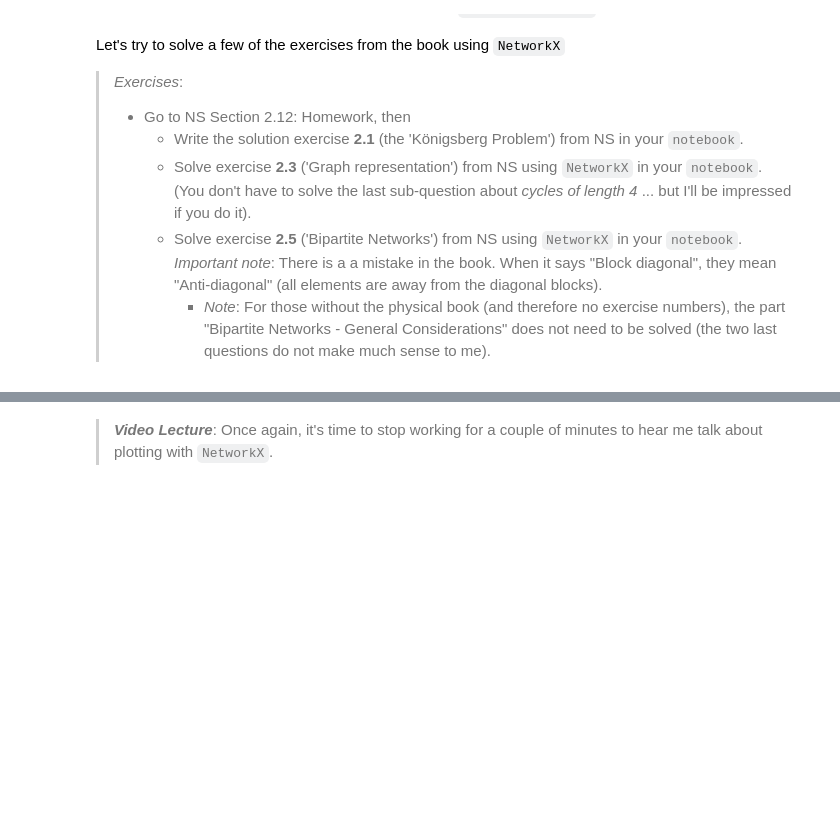
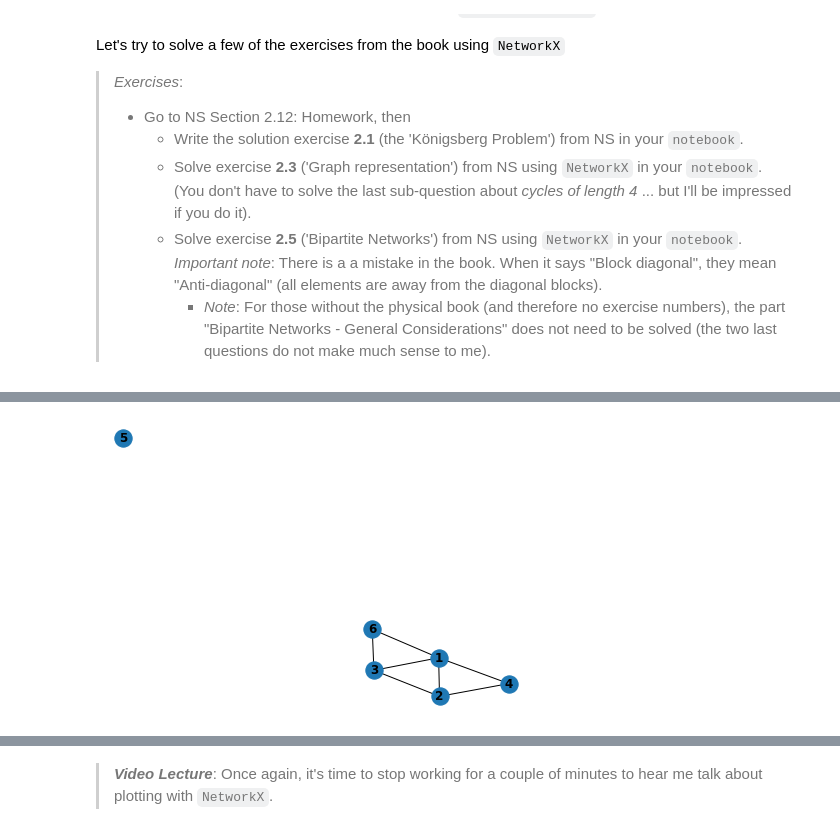
Before and after one commit to SocialComplexityLab/socialgraphs2021, a Jupyter notebook: lectures/Week2.ipynb, the cells around one changed output, grey strips where cells are left out. Saved outputs shown, nothing was run; the diff lists cells and outputs as text; code cells hidden in the pictures; blank space fills up the shorter version.

```diff
--- a/lectures/Week2.ipynb
+++ b/lectures/Week2.ipynb
@@ -77,0 +88,8 @@ Let's try to solve a few of the exercises from the book using `NetworkX`
+# %%
+# 2.3
+AG = nx.Graph()
+AG.add_nodes_from([1,2,3,4,5,6])
+AG.add_edges_from([(1,2),(2,3),(2,4),(3,1),(4,1),(6,1),(6,3)])
+nx.draw(AG, with_labels=True, font_weight='bold')
+# %% [output]
+[figure, added]
```
Also changed, not shown: parts of 16 cells of this notebook.
